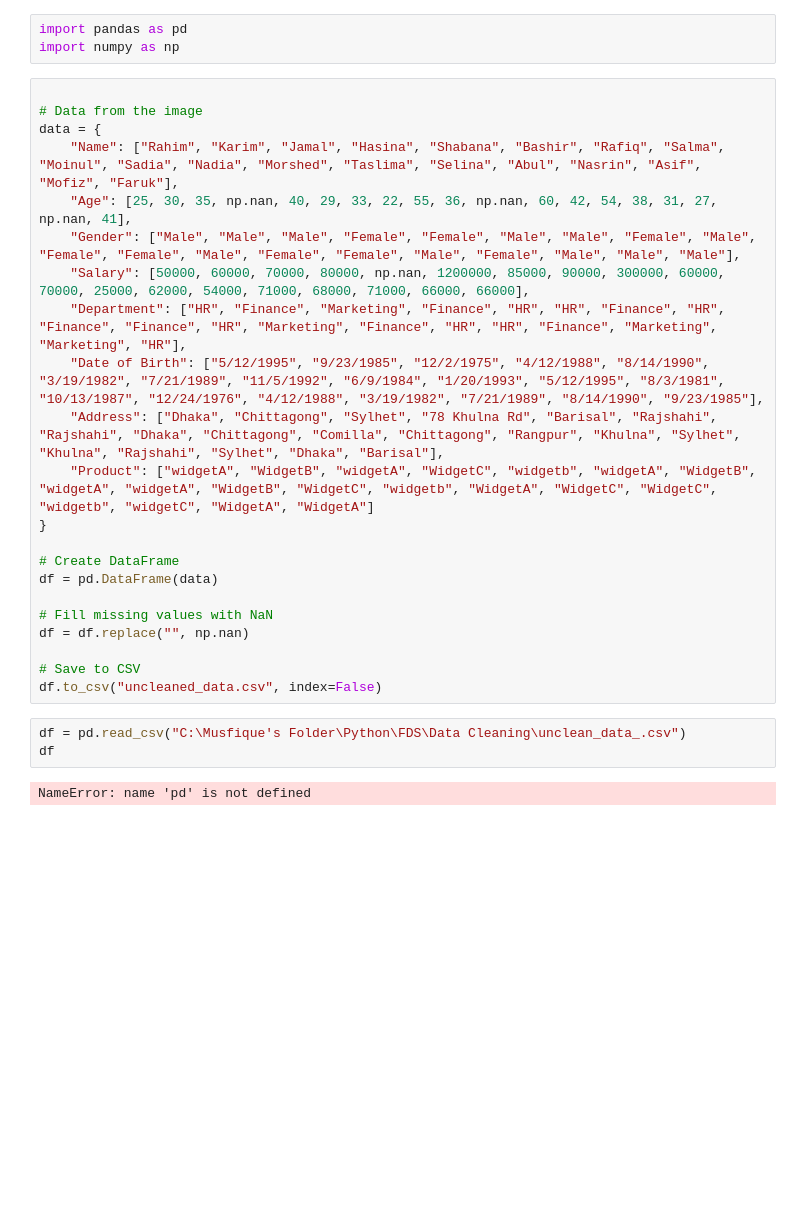
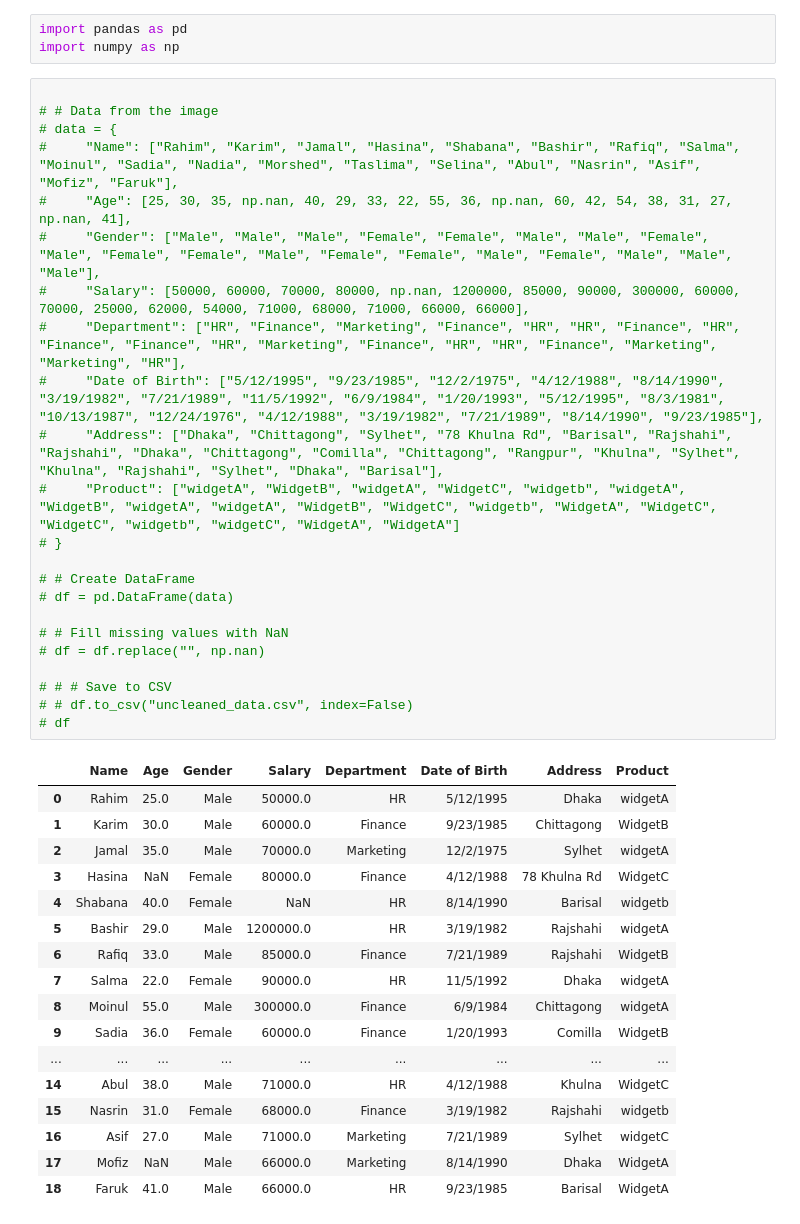
Before and after one commit to Anik-Mushfik/FDS, a Jupyter notebook: Data Cleaning/uncleaned_data.ipynb, the cells around one changed output. Saved outputs shown, nothing was run; the diff lists cells and outputs as text; blank space fills up the shorter version.

```diff
--- a/Data Cleaning/uncleaned_data.ipynb
+++ b/Data Cleaning/uncleaned_data.ipynb
@@ -3,28 +3,42 @@ import pandas as pd
 import numpy as np
 # %%
 
-# Data from the image
-data = {
-    "Name": ["Rahim", "Karim", "Jamal", "Hasina", "Shabana", "Bashir", "Rafiq", "Salma", "Moinul", "Sadia", "Nadia", "Morshed", "Taslima", "Selina", "Abul", "Nasrin", "Asif", "Mofiz", "Faruk"],
-    "Age": [25, 30, 35, np.nan, 40, 29, 33, 22, 55, 36, np.nan, 60, 42, 54, 38, 31, 27, np.nan, 41],
-    "Gender": ["Male", "Male", "Male", "Female", "Female", "Male", "Male", "Female", "Male", "Female", "Female", "Male", "Female", "Female", "Male", "Female", "Male", "Male", "Male"],
-    "Salary": [50000, 60000, 70000, 80000, np.nan, 1200000, 85000, 90000, 300000, 60000, 70000, 25000, 62000, 54000, 71000, 68000, 71000, 66000, 66000],
-    "Department": ["HR", "Finance", "Marketing", "Finance", "HR", "HR", "Finance", "HR", "Finance", "Finance", "HR", "Marketing", "Finance", "HR", "HR", "Finance", "Marketing", "Marketing", "HR"],
-    "Date of Birth": ["5/12/1995", "9/23/1985", "12/2/1975", "4/12/1988", "8/14/1990", "3/19/1982", "7/21/1989", "11/5/1992", "6/9/1984", "1/20/1993", "5/12/1995", "8/3/1981", "10/13/1987", "12/24/1976", "4/12/1988", "3/19/1982", "7/21/1989", "8/14/1990", "9/23/1985"],
-    "Address": ["Dhaka", "Chittagong", "Sylhet", "78 Khulna Rd", "Barisal", "Rajshahi", "Rajshahi", "Dhaka", "Chittagong", "Comilla", "Chittagong", "Rangpur", "Khulna", "Sylhet", "Khulna", "Rajshahi", "Sylhet", "Dhaka", "Barisal"],
-    "Product": ["widgetA", "WidgetB", "widgetA", "WidgetC", "widgetb", "widgetA", "WidgetB", "widgetA", "widgetA", "WidgetB", "WidgetC", "widgetb", "WidgetA", "WidgetC", "WidgetC", "widgetb", "widgetC", "WidgetA", "WidgetA"]
-}
+# # Data from the image
+# data = {
+#     "Name": ["Rahim", "Karim", "Jamal", "Hasina", "Shabana", "Bashir", "Rafiq", "Salma", "Moinul", "Sadia", "Nadia", "Morshed", "Taslima", "Selina", "Abul", "Nasrin", "Asif", "Mofiz", "Faruk"],
+#     "Age": [25, 30, 35, np.nan, 40, 29, 33, 22, 55, 36, np.nan, 60, 42, 54, 38, 31, 27, np.nan, 41],
+#     "Gender": ["Male", "Male", "Male", "Female", "Female", "Male", "Male", "Female", "Male", "Female", "Female", "Male", "Female", "Female", "Male", "Female", "Male", "Male", "Male"],
+#     "Salary": [50000, 60000, 70000, 80000, np.nan, 1200000, 85000, 90000, 300000, 60000, 70000, 25000, 62000, 54000, 71000, 68000, 71000, 66000, 66000],
+#     "Department": ["HR", "Finance", "Marketing", "Finance", "HR", "HR", "Finance", "HR", "Finance", "Finance", "HR", "Marketing", "Finance", "HR", "HR", "Finance", "Marketing", "Marketing", "HR"],
+#     "Date of Birth": ["5/12/1995", "9/23/1985", "12/2/1975", "4/12/1988", "8/14/1990", "3/19/1982", "7/21/1989", "11/5/1992", "6/9/1984", "1/20/1993", "5/12/1995", "8/3/1981", "10/13/1987", "12/24/1976", "4/12/1988", "3/19/1982", "7/21/1989", "8/14/1990", "9/23/1985"],
+#     "Address": ["Dhaka", "Chittagong", "Sylhet", "78 Khulna Rd", "Barisal", "Rajshahi", "Rajshahi", "Dhaka", "Chittagong", "Comilla", "Chittagong", "Rangpur", "Khulna", "Sylhet", "Khulna", "Rajshahi", "Sylhet", "Dhaka", "Barisal"],
+#     "Product": ["widgetA", "WidgetB", "widgetA", "WidgetC", "widgetb", "widgetA", "WidgetB", "widgetA", "widgetA", "WidgetB", "WidgetC", "widgetb", "WidgetA", "WidgetC", "WidgetC", "widgetb", "widgetC", "WidgetA", "WidgetA"]
+# }
 
-# Create DataFrame
-df = pd.DataFrame(data)
+# # Create DataFrame
+# df = pd.DataFrame(data)
 
-# Fill missing values with NaN
-df = df.replace("", np.nan)
+# # Fill missing values with NaN
+# df = df.replace("", np.nan)
 
-# Save to CSV
-df.to_csv("uncleaned_data.csv", index=False)
+# # # Save to CSV
+# # df.to_csv("uncleaned_data.csv", index=False)
+# df
+# %% [output]
+|  | Name | Age | Gender | Salary | Department | Date of Birth | Address | Product |
+| 0 | Rahim | 25.0 | Male | 50000.0 | HR | 5/12/1995 | Dhaka | widgetA |
+| 1 | Karim | 30.0 | Male | 60000.0 | Finance | 9/23/1985 | Chittagong | WidgetB |
+| 2 | Jamal | 35.0 | Male | 70000.0 | Marketing | 12/2/1975 | Sylhet | widgetA |
+| 3 | Hasina | NaN | Female | 80000.0 | Finance | 4/12/1988 | 78 Khulna Rd | WidgetC |
+| 4 | Shabana | 40.0 | Female | NaN | HR | 8/14/1990 | Barisal | widgetb |
+| 5 | Bashir | 29.0 | Male | 1200000.0 | HR | 3/19/1982 | Rajshahi | widgetA |
+| 6 | Rafiq | 33.0 | Male | 85000.0 | Finance | 7/21/1989 | Rajshahi | WidgetB |
+| 7 | Salma | 22.0 | Female | 90000.0 | HR | 11/5/1992 | Dhaka | widgetA |
+| 8 | Moinul | 55.0 | Male | 300000.0 | Finance | 6/9/1984 | Chittagong | widgetA |
+| 9 | Sadia | 36.0 | Female | 60000.0 | Finance | 1/20/1993 | Comilla | WidgetB |
+| ... | ... | ... | ... | ... | ... | ... | ... | ... |
+| 14 | Abul | 38.0 | Male | 71000.0 | HR | 4/12/1988 | Khulna | WidgetC |
+| 15 | Nasrin | 31.0 | Female | 68000.0 | Finance | 3/19/1982 | Rajshahi | widgetb |
+| 16 | Asif | 27.0 | Male | 71000.0 | Marketing | 7/21/1989 | Sylhet | widgetC |
+| 17 | Mofiz | NaN | Male | 66000.0 | Marketing | 8/14/1990 | Dhaka | WidgetA |
+| 18 | Faruk | 41.0 | Male | 66000.0 | HR | 9/23/1985 | Barisal | WidgetA |
-# %%
-df = pd.read_csv("C:\Musfique's Folder\Python\FDS\Data Cleaning\unclean_data_.csv")
-df
-# %% [output]
-NameError: name 'pd' is not defined
```
Also changed, not shown: 7 other files.
